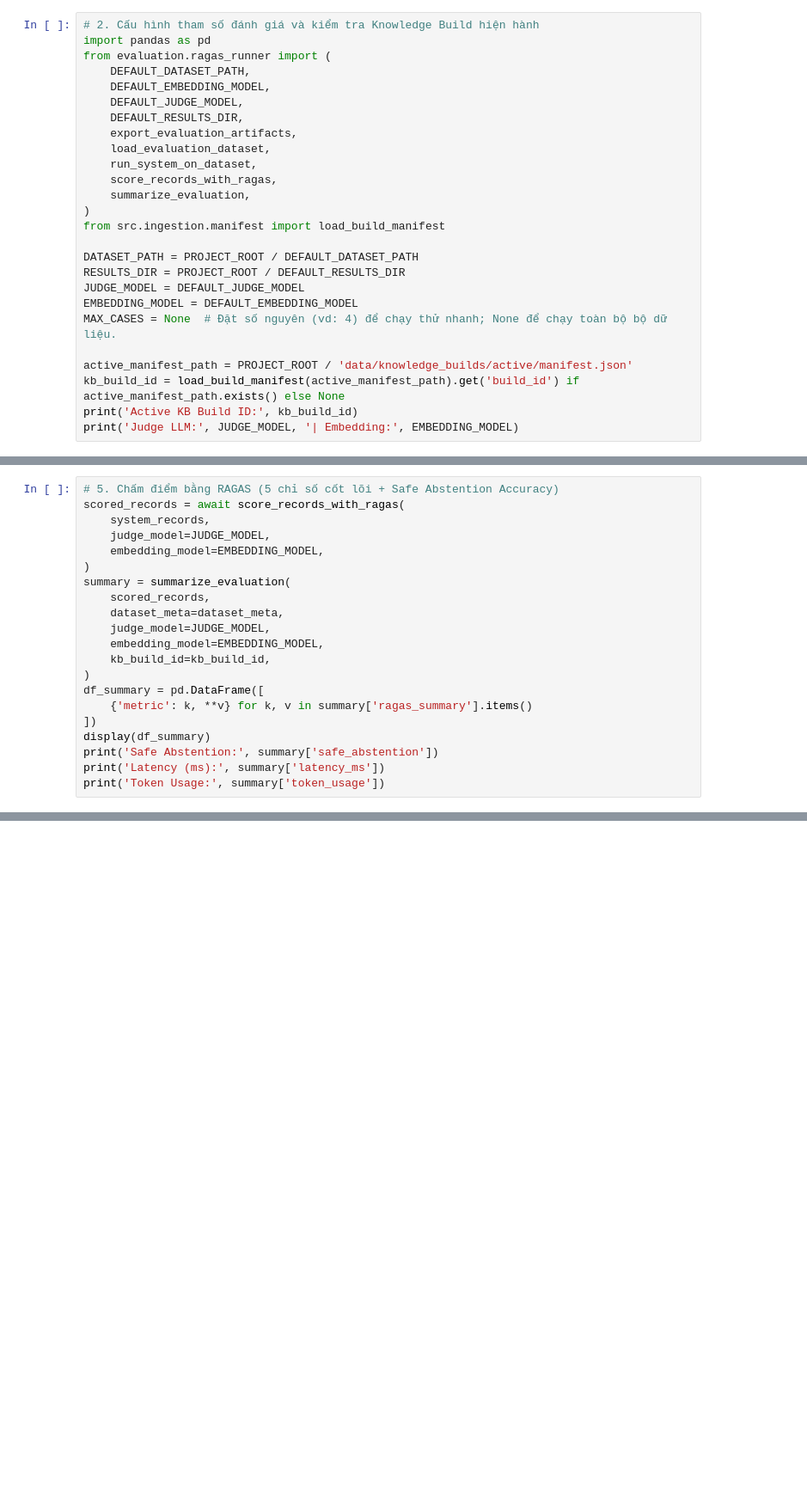
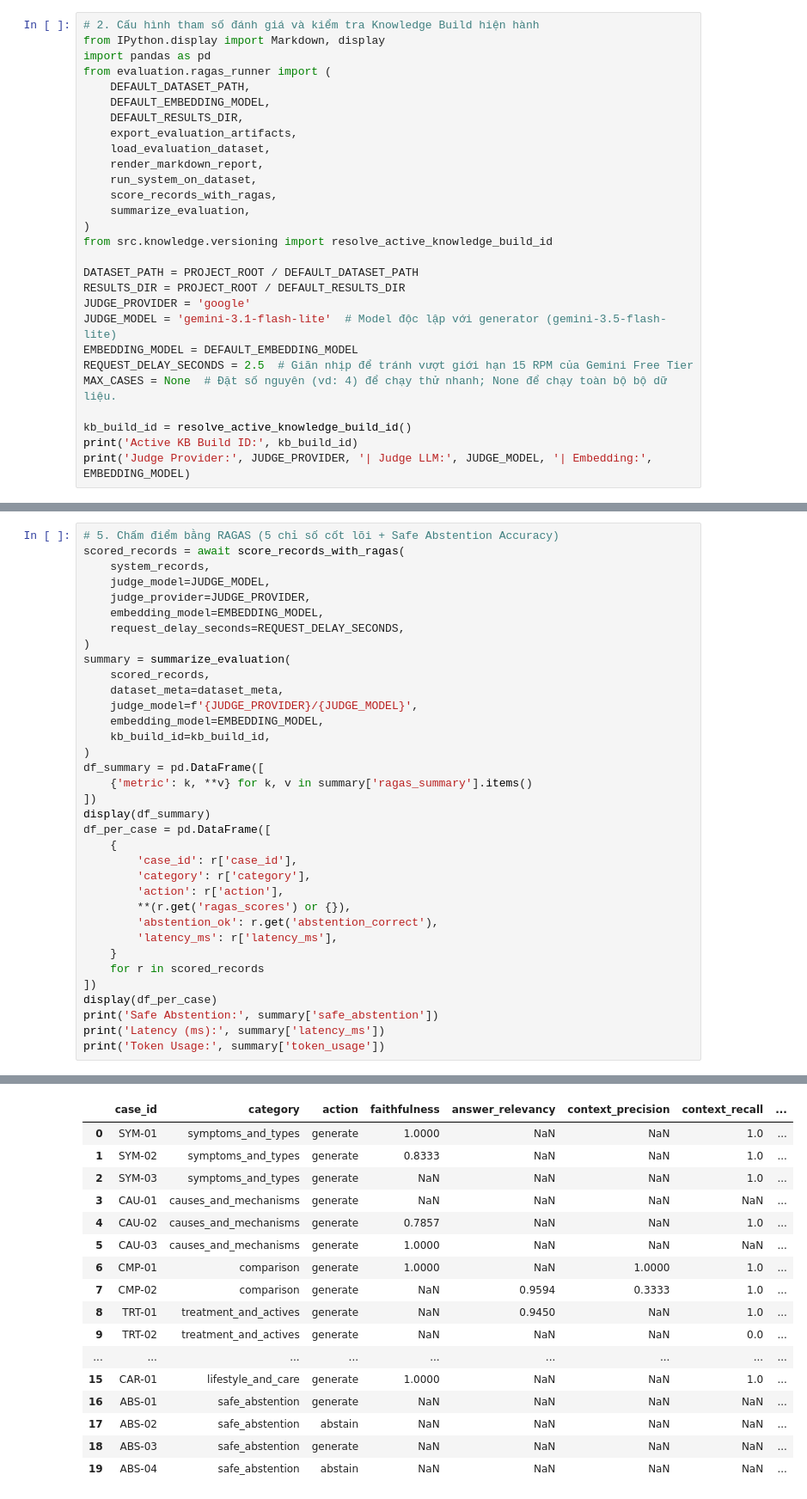
Before and after one commit to MinhHoang1403/Acne_Advisor_AI, a Jupyter notebook: evaluation/ragas_evaluation.ipynb, the cells around one changed output, grey strips where cells are left out. Shown at 86% size. Drawn from its saved outputs; the diff is of its cells as text; blank space fills up the shorter version.

Commit message:
feat(evaluation): expand 20-case RAGAS suite, fix env/notebook errors, run full benchmark with inline outputs

```diff
--- a/evaluation/ragas_evaluation.ipynb
+++ b/evaluation/ragas_evaluation.ipynb
@@ -34,26 +38,28 @@ print('QDRANT_URL:', os.getenv('QDRANT_URL', 'http://127.0.0.1:6333'))
 # %%
 # 2. Cấu hình tham số đánh giá và kiểm tra Knowledge Build hiện hành
+from IPython.display import Markdown, display
 import pandas as pd
 from evaluation.ragas_runner import (
     DEFAULT_DATASET_PATH,
     DEFAULT_EMBEDDING_MODEL,
-    DEFAULT_JUDGE_MODEL,
     DEFAULT_RESULTS_DIR,
     export_evaluation_artifacts,
     load_evaluation_dataset,
+    render_markdown_report,
     run_system_on_dataset,
     score_records_with_ragas,
     summarize_evaluation,
 )
-from src.ingestion.manifest import load_build_manifest
+from src.knowledge.versioning import resolve_active_knowledge_build_id
 
 DATASET_PATH = PROJECT_ROOT / DEFAULT_DATASET_PATH
 RESULTS_DIR = PROJECT_ROOT / DEFAULT_RESULTS_DIR
-JUDGE_MODEL = DEFAULT_JUDGE_MODEL
+JUDGE_PROVIDER = 'google'
+JUDGE_MODEL = 'gemini-3.1-flash-lite'  # Model độc lập với generator (gemini-3.5-flash-lite)
 EMBEDDING_MODEL = DEFAULT_EMBEDDING_MODEL
+REQUEST_DELAY_SECONDS = 2.5  # Giãn nhịp để tránh vượt giới hạn 15 RPM của Gemini Free Tier
 MAX_CASES = None  # Đặt số nguyên (vd: 4) để chạy thử nhanh; None để chạy toàn bộ bộ dữ liệu.
 
-active_manifest_path = PROJECT_ROOT / 'data/knowledge_builds/active/manifest.json'
-kb_build_id = load_build_manifest(active_manifest_path).get('build_id') if active_manifest_path.exists() else None
+kb_build_id = resolve_active_knowledge_build_id()
 print('Active KB Build ID:', kb_build_id)
-print('Judge LLM:', JUDGE_MODEL, '| Embedding:', EMBEDDING_MODEL)
+print('Judge Provider:', JUDGE_PROVIDER, '| Judge LLM:', JUDGE_MODEL, '| Embedding:', EMBEDDING_MODEL)
@@ -89,12 +135,14 @@ display(df_sys)
 scored_records = await score_records_with_ragas(
     system_records,
     judge_model=JUDGE_MODEL,
+    judge_provider=JUDGE_PROVIDER,
     embedding_model=EMBEDDING_MODEL,
+    request_delay_seconds=REQUEST_DELAY_SECONDS,
 )
 summary = summarize_evaluation(
     scored_records,
     dataset_meta=dataset_meta,
-    judge_model=JUDGE_MODEL,
+    judge_model=f'{JUDGE_PROVIDER}/{JUDGE_MODEL}',
     embedding_model=EMBEDDING_MODEL,
     kb_build_id=kb_build_id,
 )
@@ -102,6 +150,19 @@ df_summary = pd.DataFrame([
     {'metric': k, **v} for k, v in summary['ragas_summary'].items()
 ])
 display(df_summary)
+df_per_case = pd.DataFrame([
+    {
+        'case_id': r['case_id'],
+        'category': r['category'],
+        'action': r['action'],
+        **(r.get('ragas_scores') or {}),
+        'abstention_ok': r.get('abstention_correct'),
+        'latency_ms': r['latency_ms'],
+    }
+    for r in scored_records
+])
+display(df_per_case)
 print('Safe Abstention:', summary['safe_abstention'])
 print('Latency (ms):', summary['latency_ms'])
 print('Token Usage:', summary['token_usage'])
+# %% [output]
@@ -108 +178,18 @@ print('Token Usage:', summary['token_usage'])
+|  | case_id | category | action | faithfulness | answer_relevancy | context_precision | context_recall | ... |
+| 0 | SYM-01 | symptoms_and_types | generate | 1.0000 | NaN | NaN | 1.0 | ... |
+| 1 | SYM-02 | symptoms_and_types | generate | 0.8333 | NaN | NaN | 1.0 | ... |
+| 2 | SYM-03 | symptoms_and_types | generate | NaN | NaN | NaN | 1.0 | ... |
+| 3 | CAU-01 | causes_and_mechanisms | generate | NaN | NaN | NaN | NaN | ... |
+| 4 | CAU-02 | causes_and_mechanisms | generate | 0.7857 | NaN | NaN | 1.0 | ... |
+| 5 | CAU-03 | causes_and_mechanisms | generate | 1.0000 | NaN | NaN | NaN | ... |
+| 6 | CMP-01 | comparison | generate | 1.0000 | NaN | 1.0000 | 1.0 | ... |
+| 7 | CMP-02 | comparison | generate | NaN | 0.9594 | 0.3333 | 1.0 | ... |
+| 8 | TRT-01 | treatment_and_actives | generate | NaN | 0.9450 | NaN | 1.0 | ... |
+| 9 | TRT-02 | treatment_and_actives | generate | NaN | NaN | NaN | 0.0 | ... |
+| ... | ... | ... | ... | ... | ... | ... | ... | ... |
+| 15 | CAR-01 | lifestyle_and_care | generate | 1.0000 | NaN | NaN | 1.0 | ... |
+| 16 | ABS-01 | safe_abstention | generate | NaN | NaN | NaN | NaN | ... |
+| 17 | ABS-02 | safe_abstention | abstain | NaN | NaN | NaN | NaN | ... |
+| 18 | ABS-03 | safe_abstention | generate | NaN | NaN | NaN | NaN | ... |
+| 19 | ABS-04 | safe_abstention | abstain | NaN | NaN | NaN | NaN | ... |
 # %%
```
Also changed, not shown: parts of 7 cells of this notebook, 5 other files.
